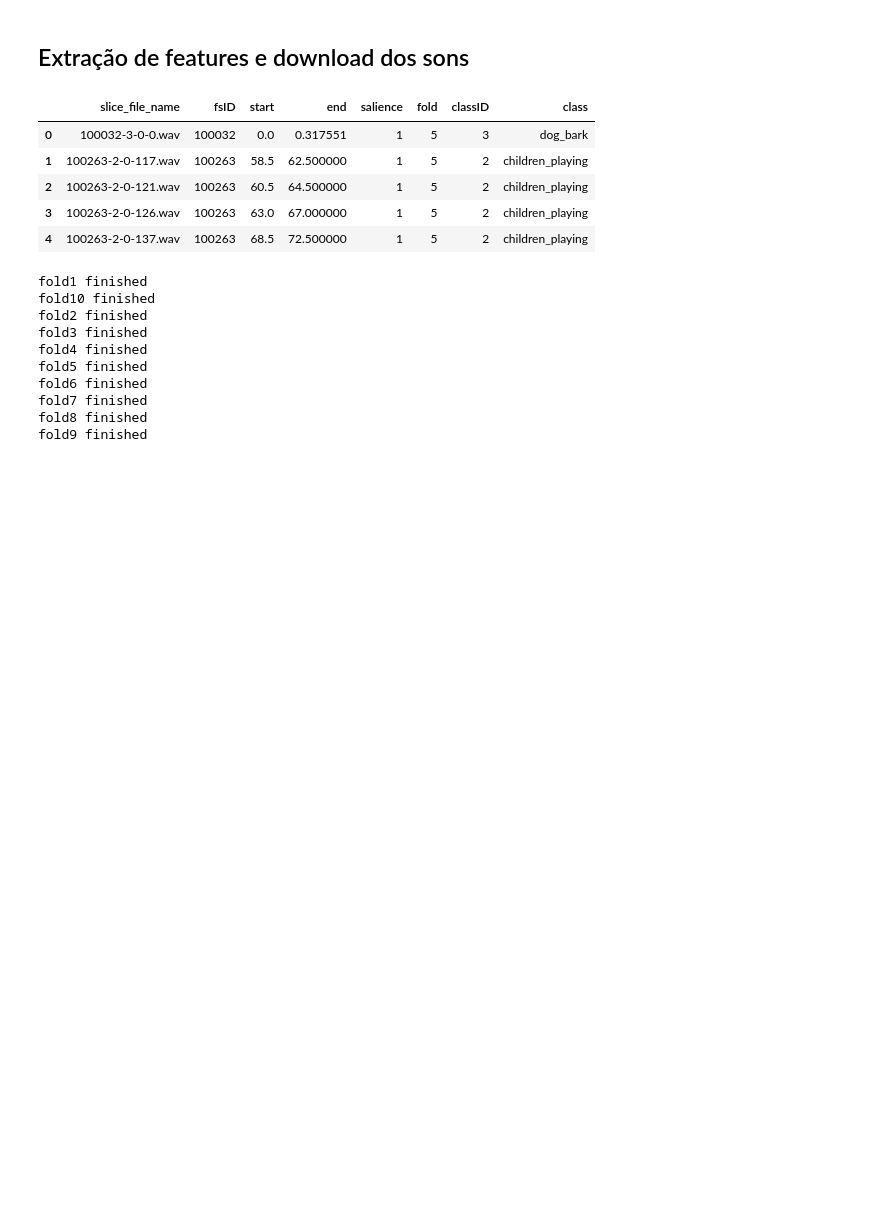
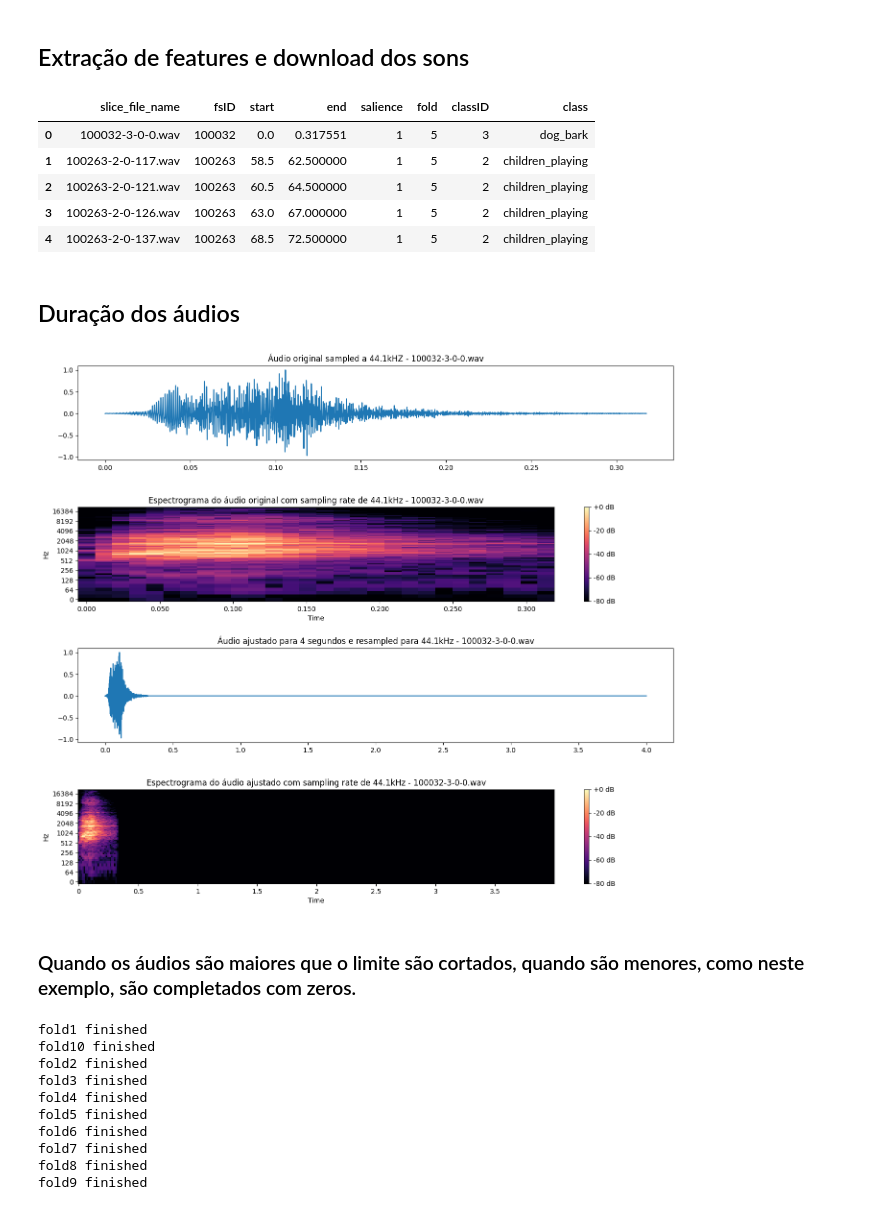
Before and after one commit to guilhermevaz8/deep-learning-classifiers-for-urban-sound-data, a Jupyter notebook: Modified_Project_Notebook .ipynb, the cells around one changed output. Cells and saved outputs as stored; diff of their text form; code cells hidden in the pictures; blank space fills up the shorter version.

```diff
--- a/Modified_Project_Notebook .ipynb
+++ b/Modified_Project_Notebook .ipynb
@@ -39,6 +38,8 @@ dfclass.head()
 | 4 | 100263-2-0-137.wav | 100263 | 68.5 | 72.500000 | 1 | 5 | 2 | children_playing |
 # %%
 FOLDS_PATH = "../UrbanSound8K/audio/"
+DURATION = 4
+SAMPLE_RATE = 44100
 # %%
 def load_fold_data(features_file, labels_file, label_encoder):
     features = pd.read_csv(features_file).values
@@ -56,6 +57,53 @@ def create_label_mapping(folds_path, n_folds):
     label_encoder = LabelEncoder()
     label_encoder.fit(list(all_labels))
     return label_encoder
+# %% [markdown]
+## Duração dos áudios
+# %%
+def reformat_audio_data(audio_file_path):
+    audio_data_res, _ = librosa.load(audio_file_path,sr=SAMPLE_RATE)
+
+    audio_duration = librosa.get_duration(y=audio_data_res,sr=SAMPLE_RATE)
+    if audio_duration < DURATION:
+        audio_data_adj = np.pad(audio_data_res, (0, int((DURATION-audio_duration)*SAMPLE_RATE)), 'constant')
+    else:
+        audio_data_adj = audio_data_res
+    return audio_data_adj
+# %%
+fold1_path = os.path.join(FOLDS_PATH, "fold5")
+filenames = os.listdir(fold1_path)
+index = 1
+
+path = os.path.join(fold1_path,filenames[index])
+
+audio_data_ori, sr = librosa.load(path,sr=None)
+audio_data_adj = reformat_audio_data(path)
+plt.figure(figsize=(16,14))
+plt.subplot(4,1,1)
+plt.plot(np.linspace(0, len(audio_data_ori) / sr, num=len(audio_data_ori)), audio_data_ori)
+plt.title(f'Áudio original sampled a {sr/1000}kHZ - {filenames[index]}')
+
+spectrogram = np.abs(librosa.stft(audio_data_ori))
+plt.subplot(4,1,2)
+librosa.display.specshow(librosa.amplitude_to_db(spectrogram, ref=np.max), y_axis='log', x_axis='time', sr=sr)
+plt.title(f'Espectrograma do áudio original com sampling rate de {sr/1000}kHz - {filenames[1]}')
+plt.colorbar(format='%+2.0f dB')
+
+plt.subplot(4,1,3)
+plt.plot(np.linspace(0, len(audio_data_adj) / SAMPLE_RATE, num=len(audio_data_adj)), audio_data_adj)
+plt.title(f'Áudio ajustado para 4 segundos e resampled para {SAMPLE_RATE/1000}kHz - {filenames[index]}')
+
+spectrogram = np.abs(librosa.stft(audio_data_adj))
+plt.subplot(4,1,4)
+librosa.display.specshow(librosa.amplitude_to_db(spectrogram, ref=np.max), y_axis='log', x_axis='time', sr=sr)
+plt.title(f'Espectrograma do áudio ajustado com sampling rate de {SAMPLE_RATE/1000}kHz - {filenames[1]}')
+plt.colorbar(format='%+2.0f dB')
+
+plt.subplots_adjust(hspace=0.5)
+# %% [output]
+[figure, added]
+# %% [markdown]
+### Quando os áudios são maiores que o limite são cortados, quando são menores, como neste exemplo, são completados com zeros.
 # %%
 def load_data(FOLDS_PATH):
     features = []
```
Also changed, not shown: parts of 27 cells of this notebook.
